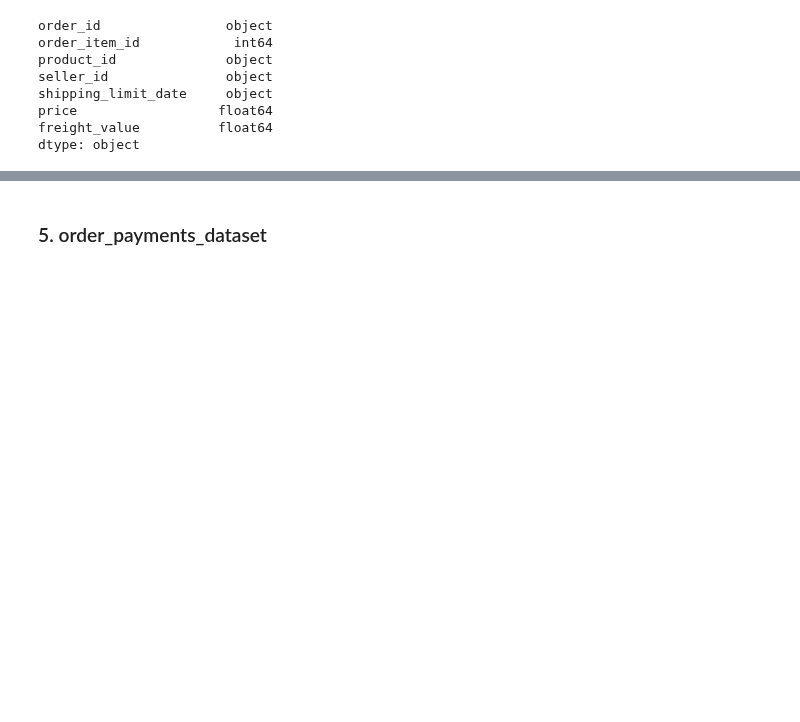
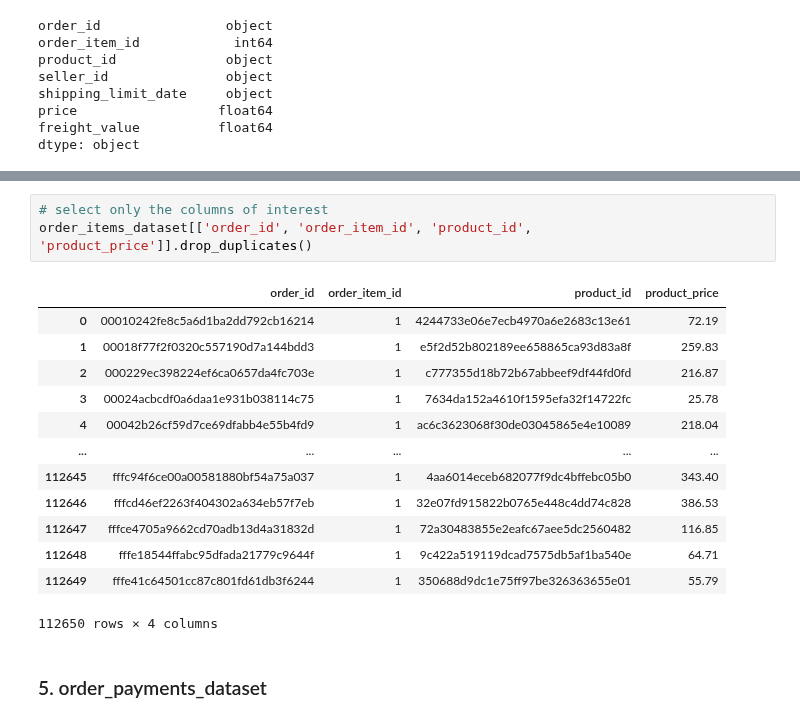
Before and after one commit to Daviedavie100/ML_MachineLearning, a Jupyter notebook: ecommerce.ipynb, the cells around one changed output, grey strips where cells are left out. Cells and saved outputs as stored; diff of their text form; blank space fills up the shorter version.

```diff
--- a/ecommerce.ipynb
+++ b/ecommerce.ipynb
@@ -487,3 +463,20 @@ order_items_dataset[['price', 'freight_value']].describe() #'shipping_limit_date
+# %%
+# select only the columns of interest
+order_items_dataset[['order_id', 'order_item_id', 'product_id', 'product_price']].drop_duplicates()
+# %% [output]
+|  | order_id | order_item_id | product_id | product_price |
+| 0 | 00010242fe8c5a6d1ba2dd792cb16214 | 1 | 4244733e06e7ecb4970a6e2683c13e61 | 72.19 |
+| 1 | 00018f77f2f0320c557190d7a144bdd3 | 1 | e5f2d52b802189ee658865ca93d83a8f | 259.83 |
+| 2 | 000229ec398224ef6ca0657da4fc703e | 1 | c777355d18b72b67abbeef9df44fd0fd | 216.87 |
+| 3 | 00024acbcdf0a6daa1e931b038114c75 | 1 | 7634da152a4610f1595efa32f14722fc | 25.78 |
+| 4 | 00042b26cf59d7ce69dfabb4e55b4fd9 | 1 | ac6c3623068f30de03045865e4e10089 | 218.04 |
+| ... | ... | ... | ... | ... |
+| 112645 | fffc94f6ce00a00581880bf54a75a037 | 1 | 4aa6014eceb682077f9dc4bffebc05b0 | 343.40 |
+| 112646 | fffcd46ef2263f404302a634eb57f7eb | 1 | 32e07fd915822b0765e448c4dd74c828 | 386.53 |
+| 112647 | fffce4705a9662cd70adb13d4a31832d | 1 | 72a30483855e2eafc67aee5dc2560482 | 116.85 |
+| 112648 | fffe18544ffabc95dfada21779c9644f | 1 | 9c422a519119dcad7575db5af1ba540e | 64.71 |
+| 112649 | fffe41c64501cc87c801fd61db3f6244 | 1 | 350688d9dc1e75ff97be326363655e01 | 55.79 |
+112650 rows × 4 columns
 # %% [markdown]
 ### 5. order_payments_dataset
 # %%
```
Also changed, not shown: parts of 24 cells of this notebook.
